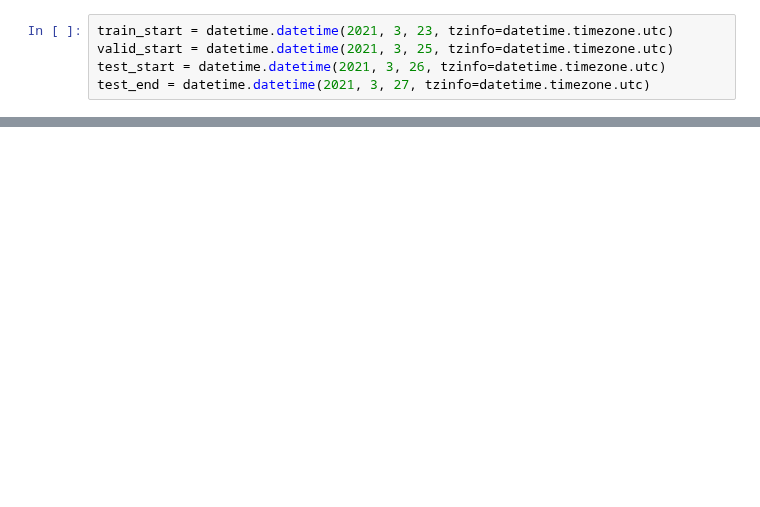
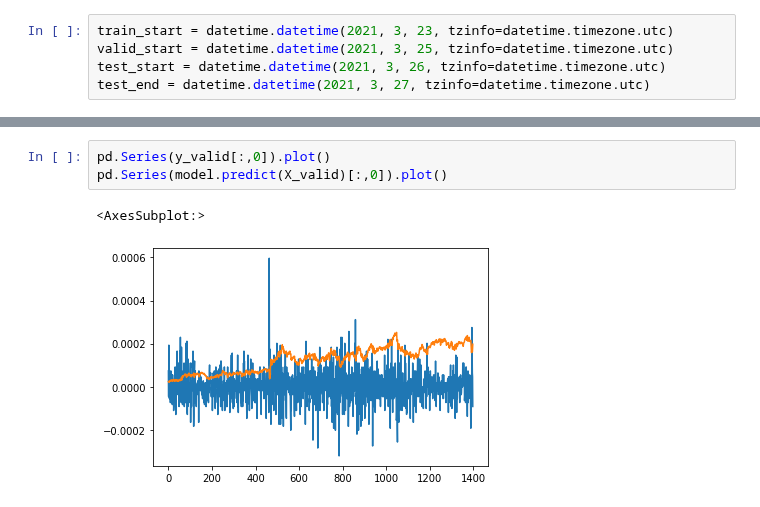
Before and after one commit to Rio114/practice, a Jupyter notebook: trade/fx/notebooks/dev_preprocess.ipynb, the cells around one changed output, grey strips where cells are left out. Saved outputs shown, nothing was run; the diff lists cells and outputs as text; blank space fills up the shorter version.

```diff
--- a/trade/fx/notebooks/dev_preprocess.ipynb
+++ b/trade/fx/notebooks/dev_preprocess.ipynb
@@ -117,0 +149,6 @@ yen_history = yen_model.fit(train_lstm_in, lstm_train_out,
+# %%
+pd.Series(y_valid[:,0]).plot()
+pd.Series(model.predict(X_valid)[:,0]).plot()
+# %% [output]
+<AxesSubplot:>
+[figure, added]
```
Also changed, not shown: parts of 21 cells of this notebook.
